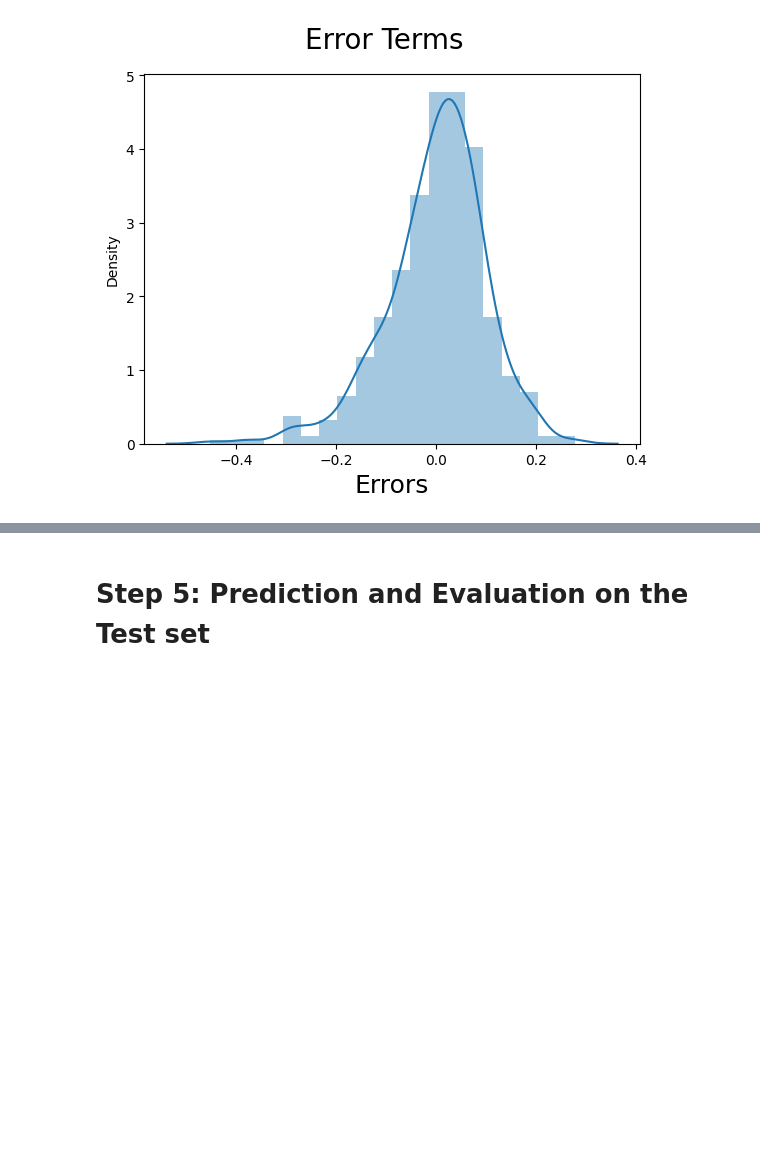
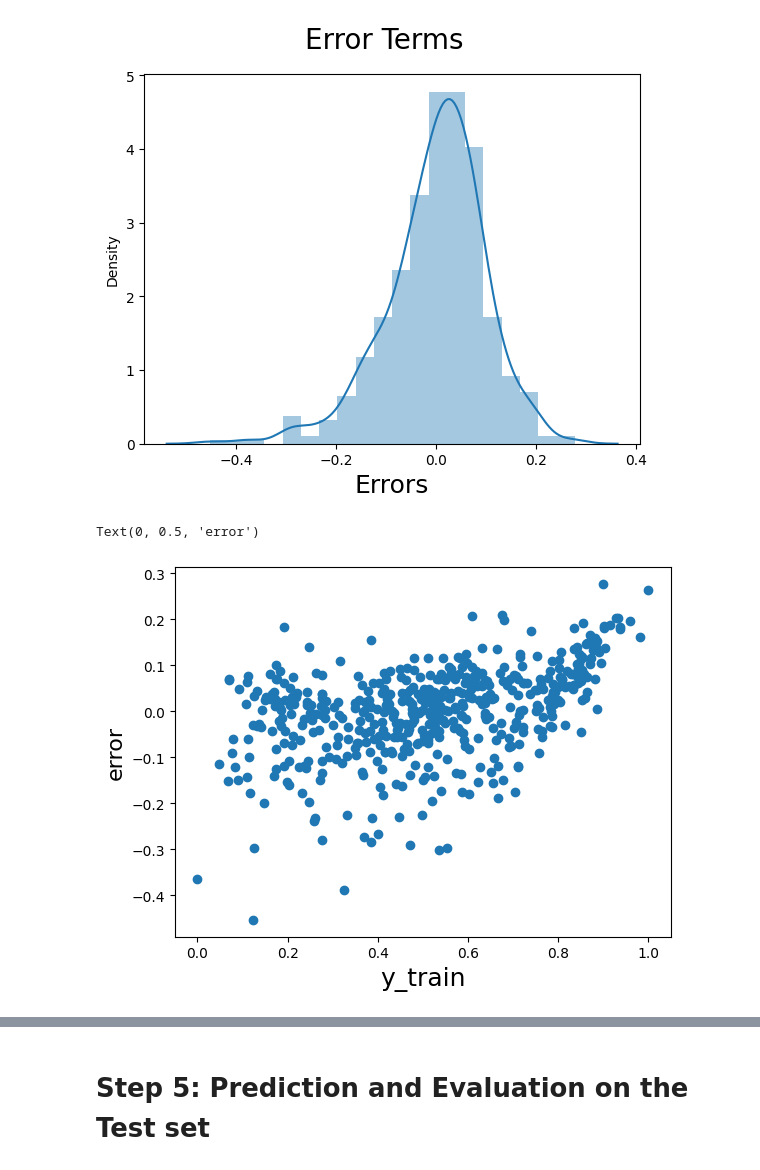
Before and after one commit to balu337/BikeRentRevenuePrediction, a Jupyter notebook: BikeRentalRevPrediction.ipynb, the cells around one changed output, grey strips where cells are left out. Drawn from its saved outputs; the diff is of its cells as text; code cells hidden in the pictures; blank space fills up the shorter version.

```diff
--- a/BikeRentalRevPrediction.ipynb
+++ b/BikeRentalRevPrediction.ipynb
@@ -900,3 +912,12 @@ plt.xlabel('Errors', fontsize = 18)                         # X-label
 # %% [output]
 Text(0.5, 0, 'Errors')
 [figure]
+# %%
+ig = plt.figure()
+plt.scatter(y_train,res)
+fig.suptitle('y_train vs error  ', fontsize=20)              # Plot heading
+plt.xlabel('y_train', fontsize=18)                          # X-label
+plt.ylabel('error', fontsize=16)                          # Y-label
+# %% [output]
+Text(0, 0.5, 'error')
+[figure, added]
```
Also changed, not shown: parts of 10 cells of this notebook.
